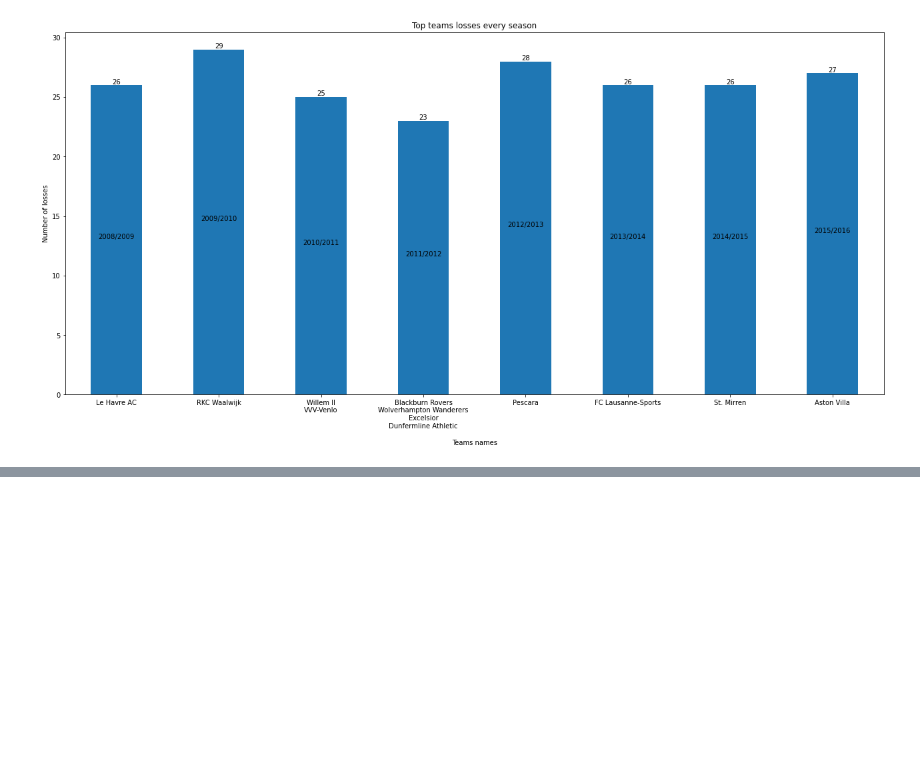
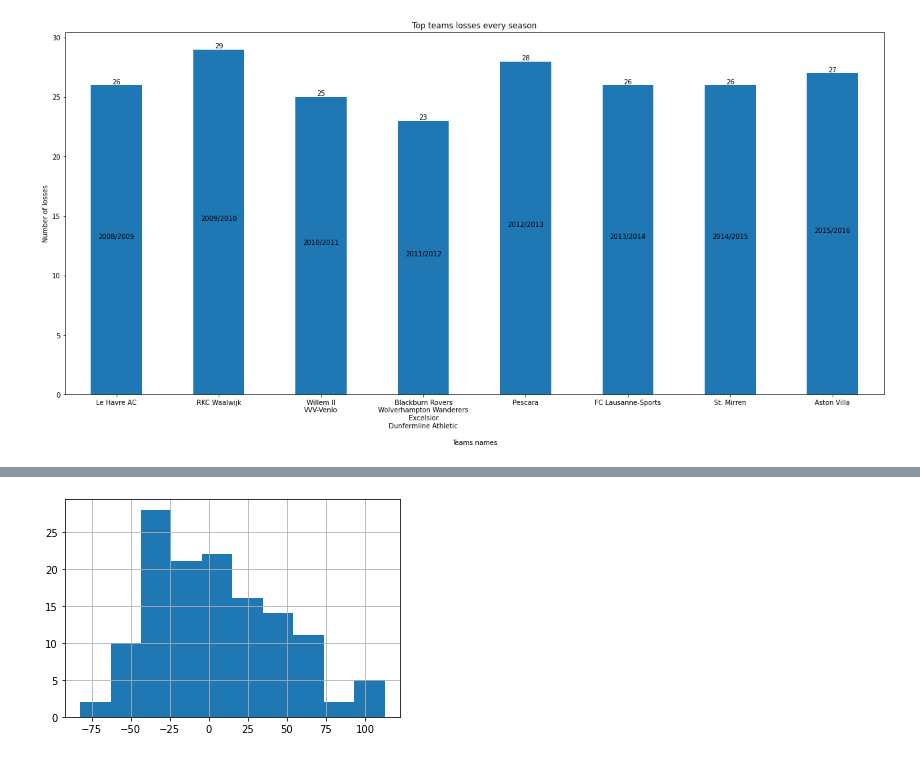
Before and after one commit to ahmed-m-nassar/Analysing-European-Soccer-Database, a Jupyter notebook: Investigate_a_Dataset.ipynb, the cells around one changed output, grey strips where cells are left out. Cells and saved outputs as stored; diff of their text form; code cells hidden in the pictures; blank space fills up the shorter version.

```diff
--- a/Investigate_a_Dataset.ipynb
+++ b/Investigate_a_Dataset.ipynb
@@ -578,0 +307,16 @@ match_df.groupby(['season','winning_team_api_id']).count()
+# %%
+#getting the count of wins of each team
+teams_wins_count = match_df.groupby(['season','winning_team_api_id']).count()['id'].reset_index()
+teams_wins_count = teams_wins_count.rename(columns = {'id' : 'wins_count' , 'winning_team_api_id':'team_api_id'})
+
+#getting the count of wins in 2008/2009 and 2015/2016 seasons
+teams_wins_count_2008 = teams_wins_count.query("season == '2008/2009'")
+teams_wins_count_2008 = teams_wins_count_2008.rename(columns = {'wins_count' : 'wins_count_2008'})
+teams_wins_count_2016 =  teams_wins_count.query("season == '2015/2016'")
+teams_wins_count_2016 = teams_wins_count_2016.rename(columns = {'wins_count' : 'wins_count_2016'})
+# %%
+#adding the count of wins in 2008/2009 and 2015/2016 seasons in the same row
+team_wins_count_2008_2016 = pd.merge(teams_wins_count_2008,teams_wins_count_2016, how = 'inner' ,left_on=['team_api_id'] , right_on=['team_api_id'])
+dropped_columns = ['season_x' , 'season_y']
+team_wins_count_2008_2016.drop(dropped_columns , axis = 1 , inplace = True)
+team_wins_count_2008_2016
@@ -578,0 +337,7 @@ match_df.groupby(['season','winning_team_api_id']).count()
+# %%
+#calculating the improvement
+team_wins_count_2008_2016['improvement'] = team_wins_count_2008_2016['wins_count_2016']/team_wins_count_2008_2016['wins_count_2008']
+team_wins_count_2008_2016['improvement'] = team_wins_count_2008_2016['improvement']*100 - 100
+team_wins_count_2008_2016['improvement'].hist();
+# %% [output]
+[figure, added]
```
Also changed, not shown: parts of 47 cells of this notebook.
